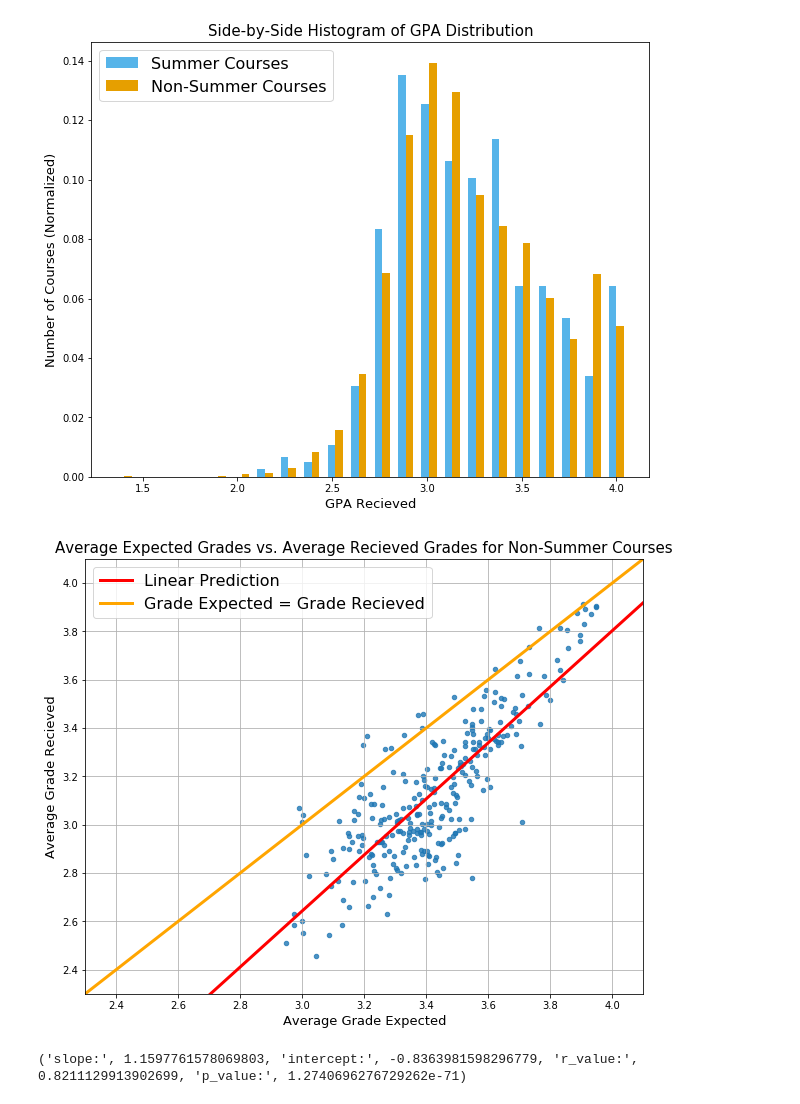
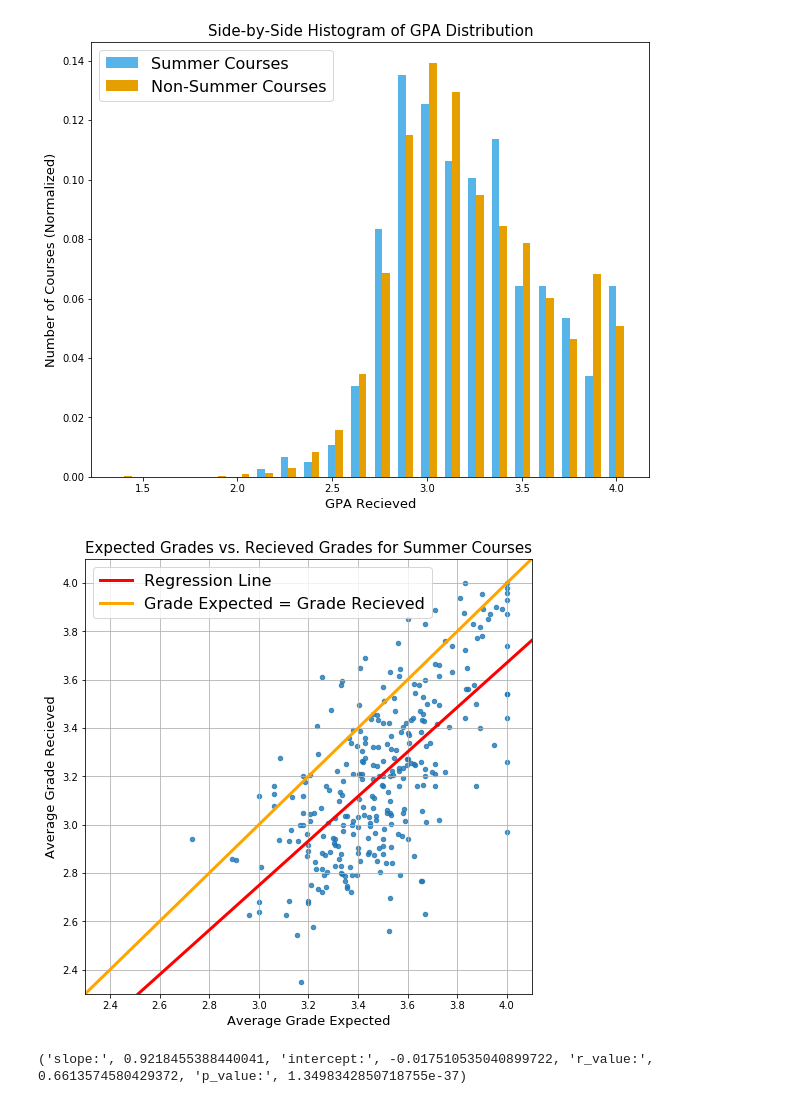
Before and after one commit to alexng1928/ECE143Team6, a Jupyter notebook: GPA Dist and Regression.ipynb, the cells around one changed output. Cells and saved outputs as stored; diff of their text form; code cells hidden in the pictures.

```diff
--- a/GPA Dist and Regression.ipynb
+++ b/GPA Dist and Regression.ipynb
@@ -74,40 +74,42 @@ Text(0.5,1,u'Side-by-Side Histogram of GPA Distribution')
 [figure]
 # %%
 import scipy.stats as stats
+import matplotlib.pyplot as plt
+from analysis_modules import *
 
-summer = 'NS' #'S' or 'NS'
+summer = 'S' #'S' or 'NS'
 dtf = make_pandas('ucsd.txt')
 dtf = dtf.dropna()
 dtf = dtf.reset_index(drop=True)
 names = dtf[dtf['Summer?'] == summer]['Course Name'].unique()
 expected = []
-recieved = []
+received = []
 for name in names:
     expected.append(dtf[(dtf['Course Name'] == name) & (dtf['Summer?'] == summer)]['GPA Expected'].mean())
-    recieved.append(dtf[(dtf['Course Name'] == name) & (dtf['Summer?'] == summer)]['GPA Recieved'].mean())
-GPA_dtf = pd.DataFrame({'Course Name': names, 'Avg. GPA Expected': expected, 'Avg. GPA Recieved': recieved})
+    received.append(dtf[(dtf['Course Name'] == name) & (dtf['Summer?'] == summer)]['GPA Received'].mean())
+GPA_dtf = pd.DataFrame({'Course Name': names, 'Avg. GPA Expected': expected, 'Avg. GPA Received': received})
 
 
-slope, intercept, r_value, p_value, std_err = stats.linregress(GPA_dtf['Avg. GPA Expected'], GPA_dtf['Avg. GPA Recieved'])
+slope, intercept, r_value, p_value, std_err = stats.linregress(GPA_dtf['Avg. GPA Expected'], GPA_dtf['Avg. GPA Received'])
 
 values = [slope * i + intercept for i in [2.3, 4.2]]
 
-fig=plt.figure(figsize=(10, 8))
-plt.scatter(GPA_dtf['Avg. GPA Expected'], GPA_dtf['Avg. GPA Recieved'], s=20, alpha=0.8, label=None)
-plt.plot([2.3, 4.2], values, 'b', c='red', label = 'Linear Prediction', linewidth=3)
-plt.plot([2.3, 4.2], [2.3, 4.2], 'orange', label = 'Grade Expected = Grade Recieved',linewidth=3)
+fig=plt.figure(figsize=(8, 8))
+plt.scatter(GPA_dtf['Avg. GPA Expected'], GPA_dtf['Avg. GPA Received'], s=20, alpha=0.8, label=None)
+plt.plot([2.3, 4.2], values, 'b', c='red', label = 'Regression Line', linewidth=3)
+plt.plot([2.3, 4.2], [2.3, 4.2], 'orange', label = 'Grade Expected = Grade Received',linewidth=3)
 if summer == 'S':
-    plt.title("Average Expected Grades vs. Average Recieved Grades for Summer Courses",fontsize = 15)
+    plt.title("Expected Grades vs. Received Grades for Summer Courses",fontsize = 15)
 else:
-    plt.title("Average Expected Grades vs. Average Recieved Grades for Non-Summer Courses",fontsize = 15)
+    plt.title("Expected Grades vs. Received Grades for Non-Summer Courses",fontsize = 15)
 plt.xlabel('Average Grade Expected',fontsize=13)
-plt.ylabel('Average Grade Recieved',fontsize=13)
+plt.ylabel('Average Grade Received',fontsize=13)
 plt.xlim(2.3, 4.1)
 plt.ylim(2.3, 4.1)
 plt.legend(prop={'size': 16})
 plt.grid()
 plt.show()
 print ("slope:", slope, "intercept:", intercept, "r_value:", r_value, "p_value:", p_value)
 # %% [output]
-[figure, old version]
+[figure, new version]
-('slope:', 1.1597761578069803, 'intercept:', -0.8363981598296779, 'r_value:', 0.8211129913902699, 'p_value:', 1.2740696276729262e-71)
+('slope:', 0.9218455388440041, 'intercept:', -0.017510535040899722, 'r_value:', 0.6613574580429372, 'p_value:', 1.3498342850718755e-37)
```
Also changed, not shown: parts of 5 cells of this notebook, 1 other file.
